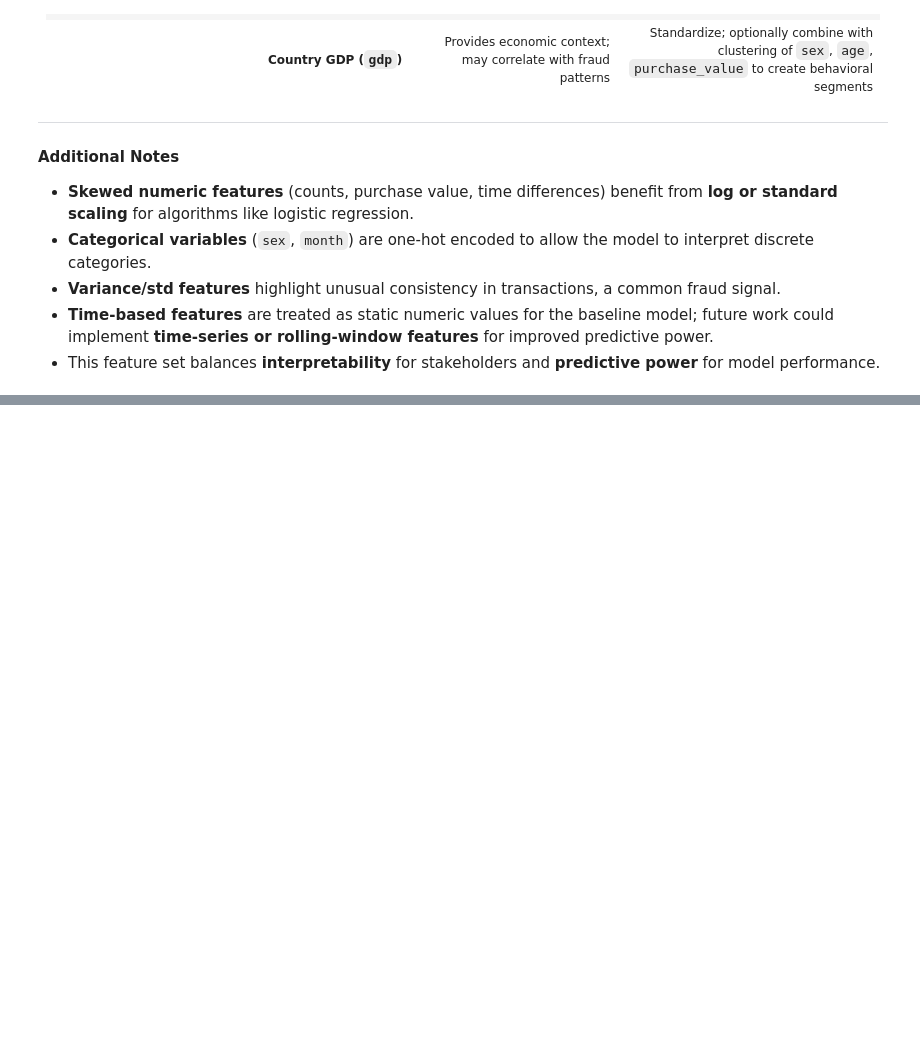
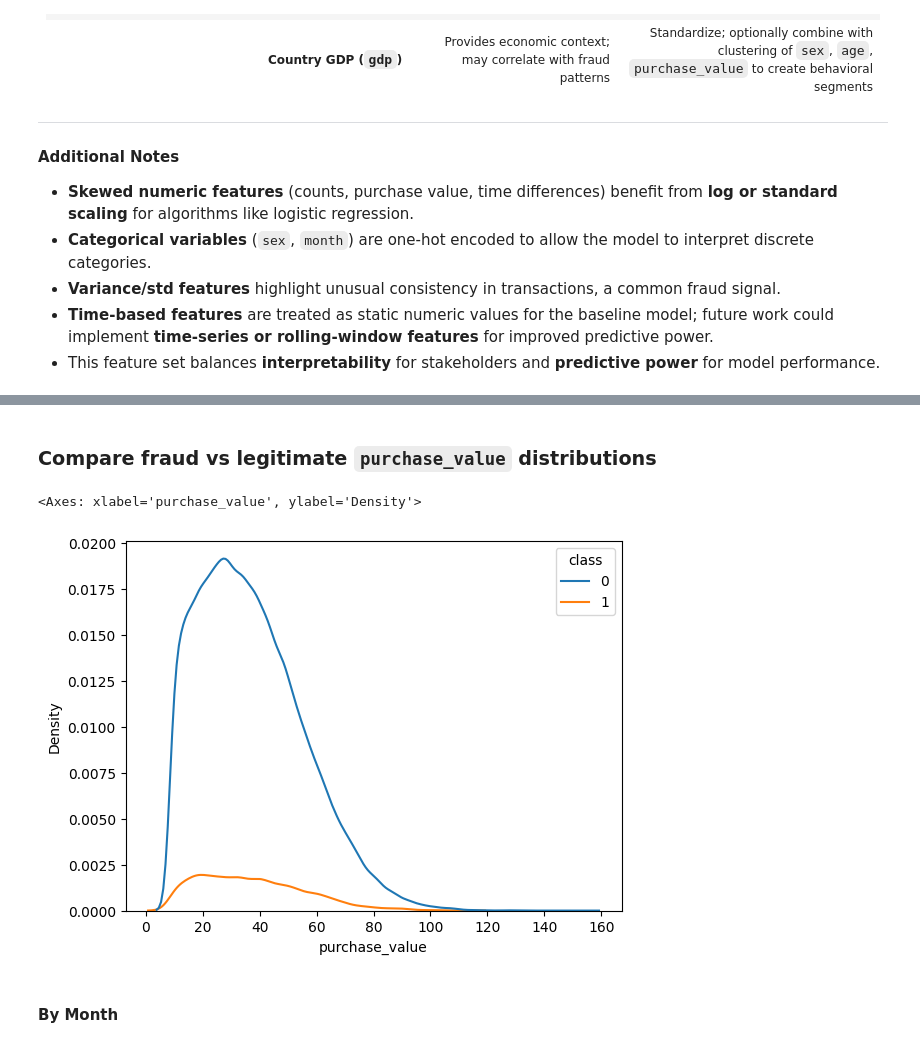
Before and after one commit to hannnying/ecommerce-fraud, a Jupyter notebook: notebooks/fraud_dataset_eda.ipynb, the cells around one changed output, grey strips where cells are left out. Saved outputs shown, nothing was run; the diff lists cells and outputs as text; code cells hidden in the pictures; blank space fills up the shorter version.

```diff
--- a/notebooks/fraud_dataset_eda.ipynb
+++ b/notebooks/fraud_dataset_eda.ipynb
@@ -1354,0 +1411,9 @@ For the supervised fraud detection model, the following features have been selec
+# %% [markdown]
+### Compare fraud vs legitimate `purchase_value` distributions
+# %%
+sns.kdeplot(data=fraud_df, x="purchase_value", hue="class")
+# %% [output]
+<Axes: xlabel='purchase_value', ylabel='Density'>
+[figure, added]
+# %% [markdown]
+#### By Month
```
Also changed, not shown: parts of 19 cells of this notebook.
